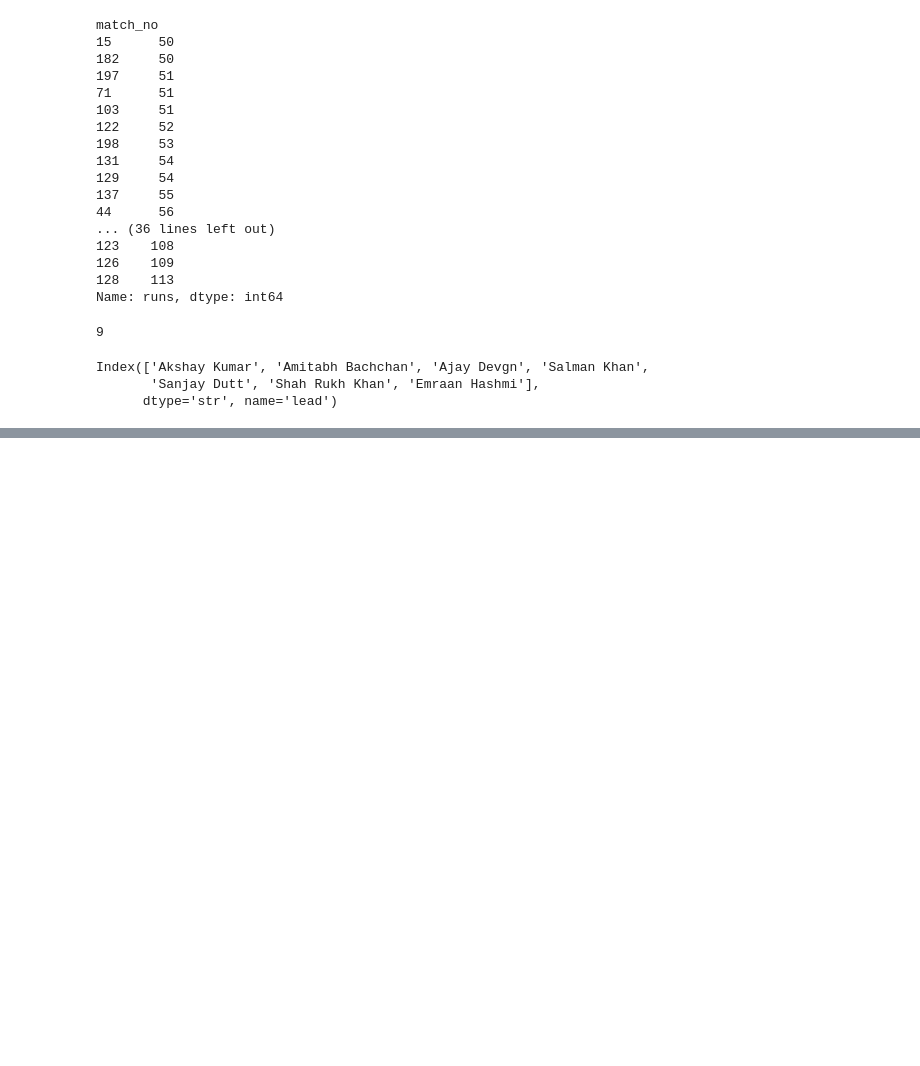
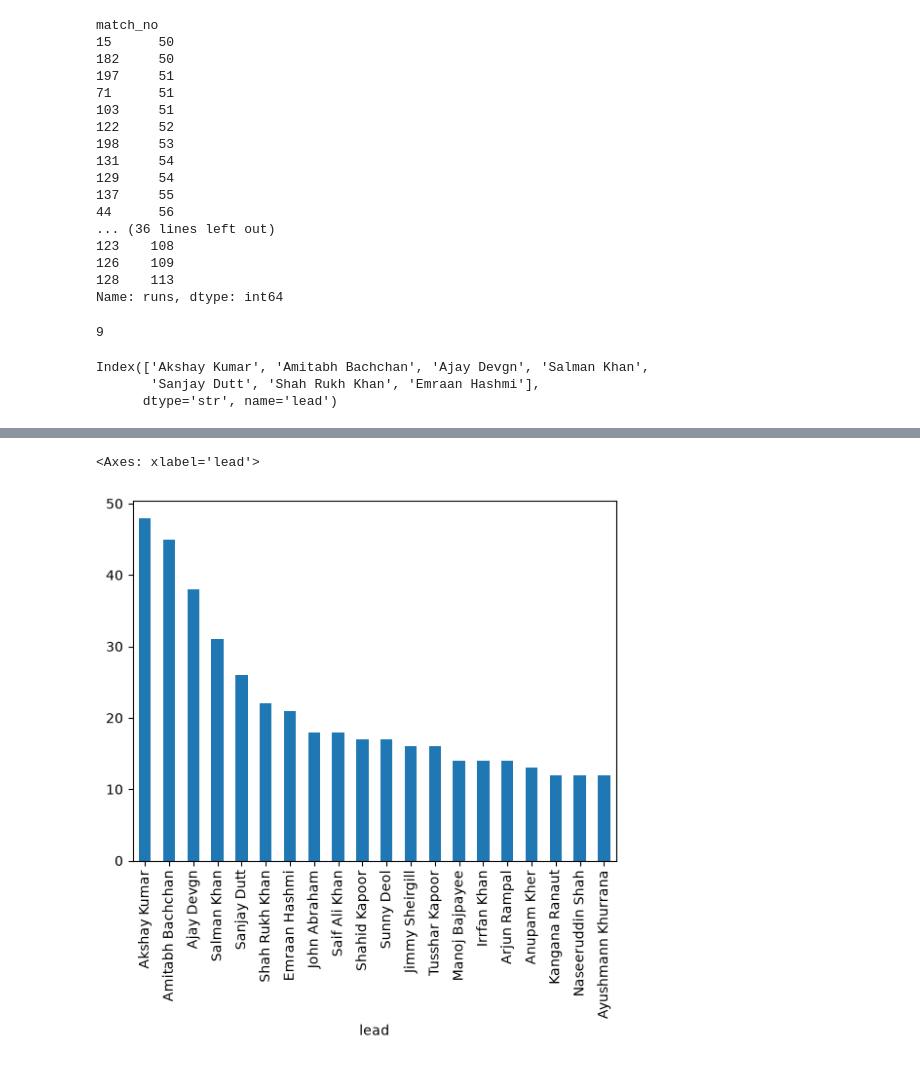
Before and after one commit to ishyverma/pandas-fundamentals, a Jupyter notebook: Pandas_Series.ipynb, the cells around one changed output, grey strips where cells are left out. Cells and saved outputs as stored; diff of their text form; code cells hidden in the pictures; blank space fills up the shorter version.

```diff
--- a/Pandas_Series.ipynb
+++ b/Pandas_Series.ipynb
@@ -580,0 +586,5 @@ Index(['Akshay Kumar', 'Amitabh Bachchan', 'Ajay Devgn', 'Salman Khan',
+# %%
+movies.value_counts().head(20).plot(kind='bar')
+# %% [output]
+<Axes: xlabel='lead'>
+[figure, added]
```
Also changed, not shown: parts of 1 cell of this notebook.
